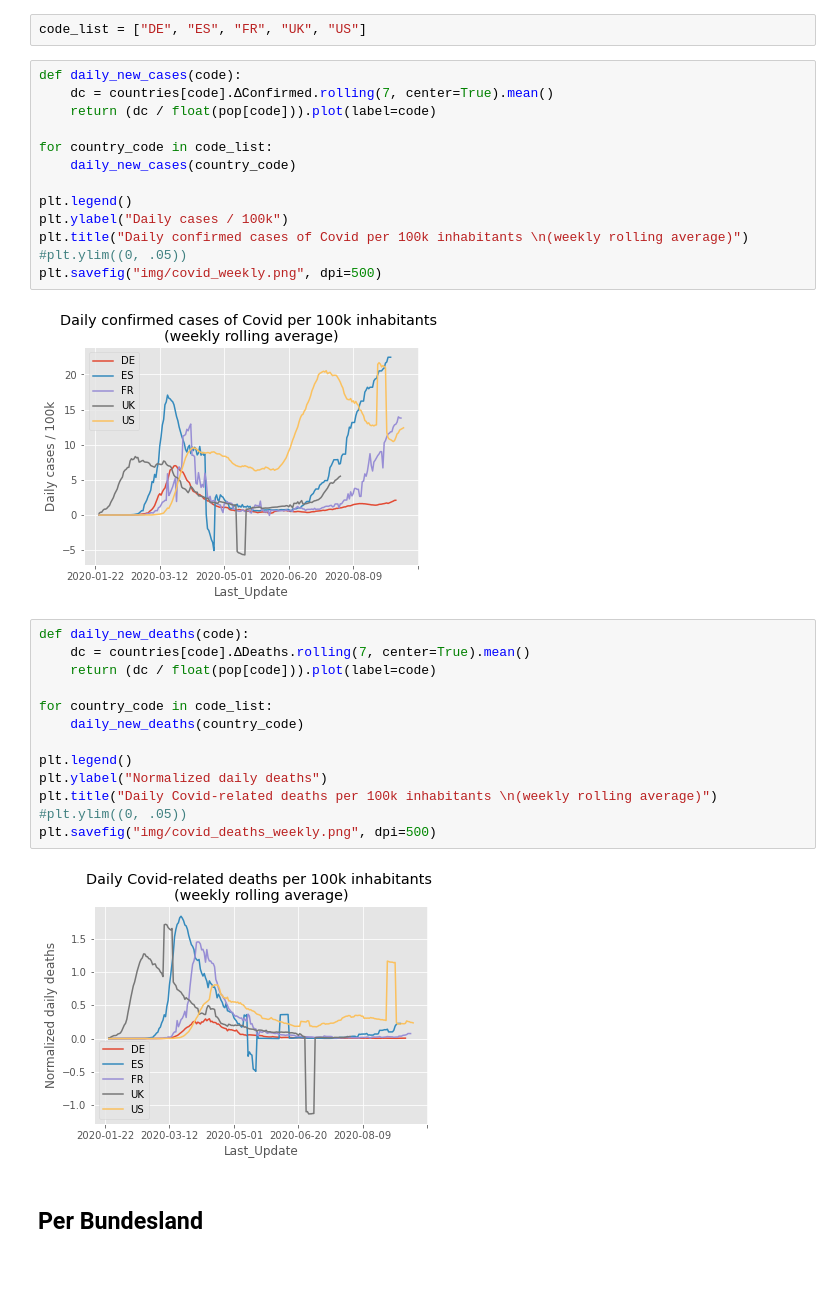
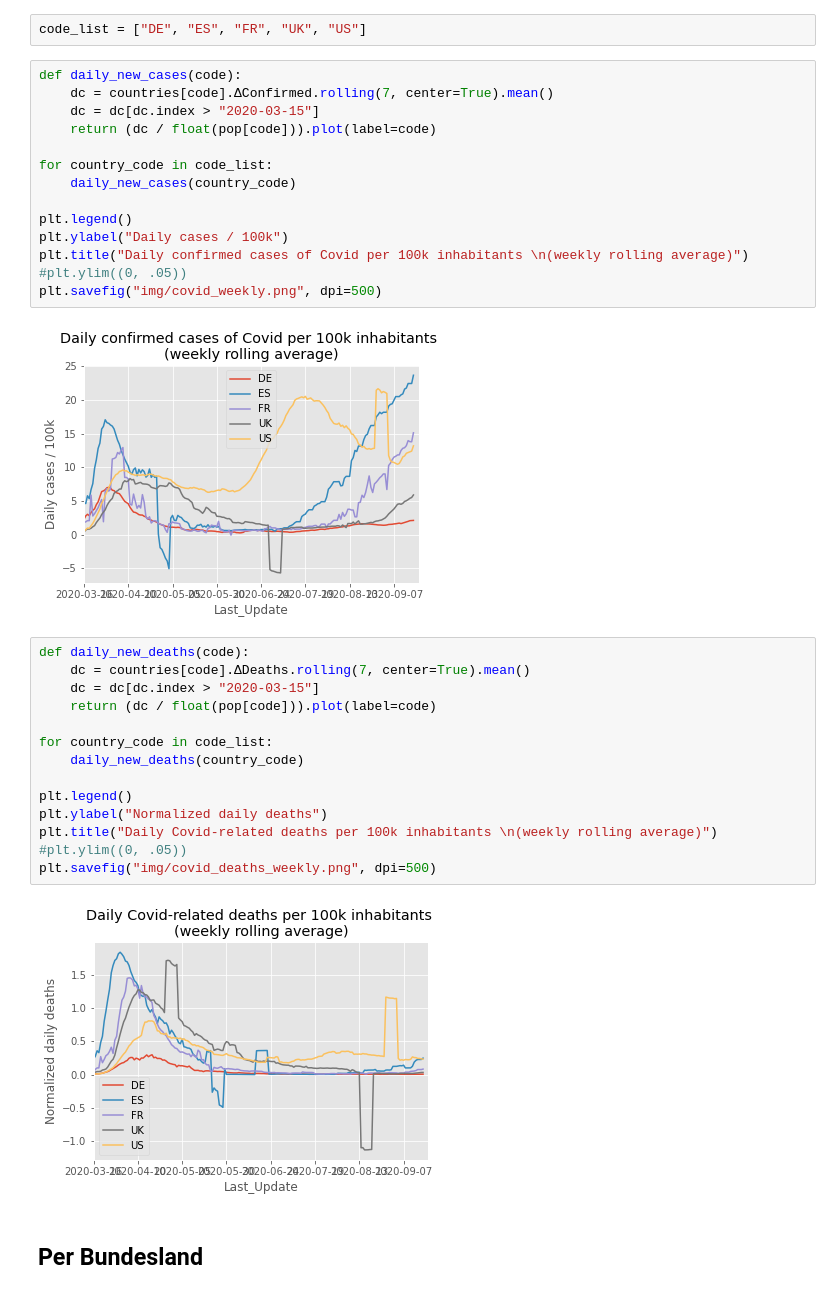
Before and after one commit to kunathj/pyCovid, a Jupyter notebook: example.ipynb, the cells around one changed output. Cells and saved outputs as stored; diff of their text form.

```diff
--- a/example.ipynb
+++ b/example.ipynb
@@ -53,21 +53,23 @@ code_list = ["DE", "ES", "FR", "UK", "US"]
 # %%
 def daily_new_cases(code):
     dc = countries[code].ΔConfirmed.rolling(7, center=True).mean()
+    dc = dc[dc.index > "2020-03-15"]
     return (dc / float(pop[code])).plot(label=code)
 
 for country_code in code_list:
     daily_new_cases(country_code)
 
 plt.legend()
 plt.ylabel("Daily cases / 100k")
 plt.title("Daily confirmed cases of Covid per 100k inhabitants \n(weekly rolling average)")
 #plt.ylim((0, .05))
 plt.savefig("img/covid_weekly.png", dpi=500)
 # %% [output]
-[figure, old version]
+[figure, new version]
 # %%
 def daily_new_deaths(code):
     dc = countries[code].ΔDeaths.rolling(7, center=True).mean()
+    dc = dc[dc.index > "2020-03-15"]
     return (dc / float(pop[code])).plot(label=code)
 
 for country_code in code_list:
@@ -79,7 +81,7 @@ plt.title("Daily Covid-related deaths per 100k inhabitants \n(weekly rolling ave
 #plt.ylim((0, .05))
 plt.savefig("img/covid_deaths_weekly.png", dpi=500)
 # %% [output]
-[figure, old version]
+[figure, new version]
 # %% [markdown]
 ## Per Bundesland
 # %%
```
Also changed, not shown: parts of 2 cells of this notebook, 1 other file.
